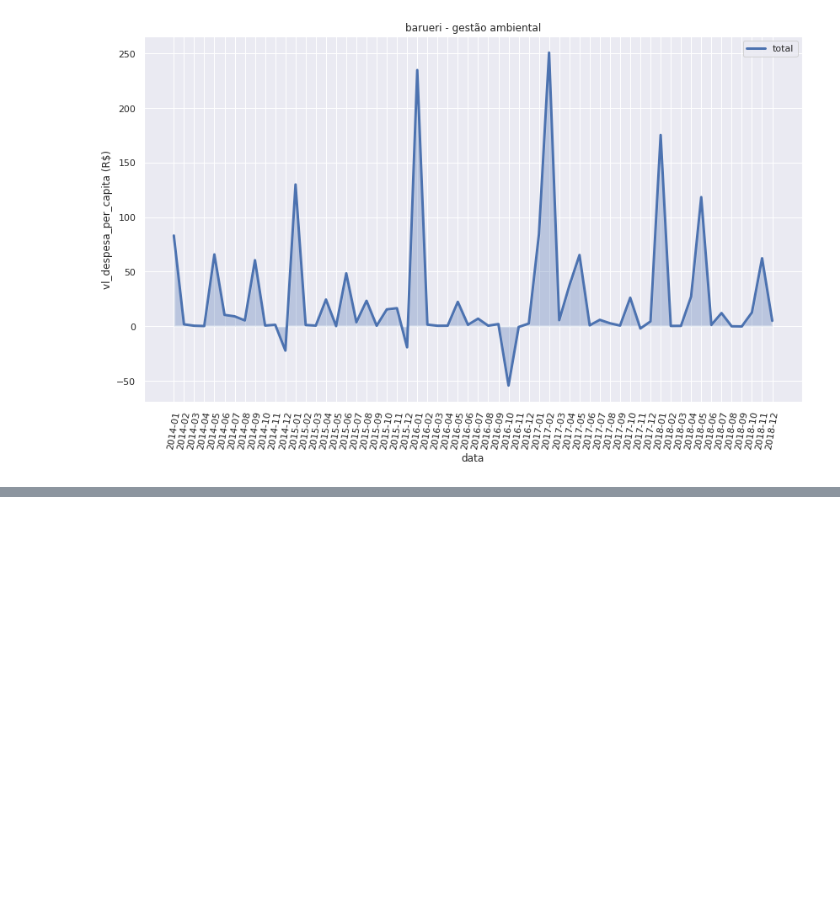
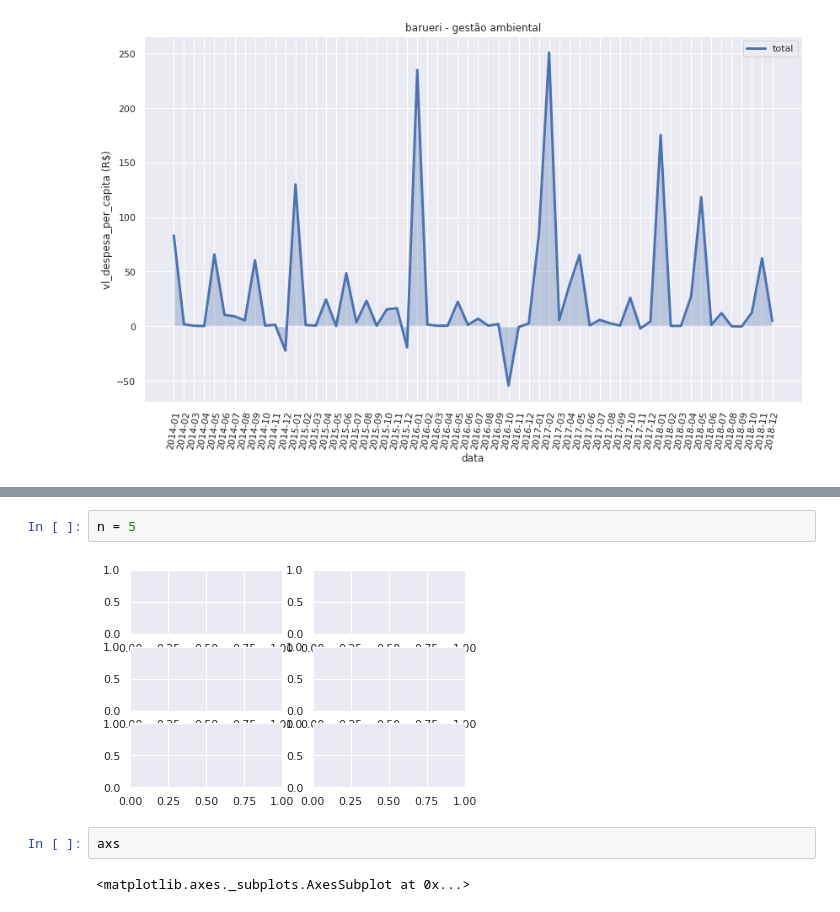
Before and after one commit to guilhermeduartte/Deephack, a Jupyter notebook: Automatizado.ipynb, the cells around one changed output, grey strips where cells are left out. Cells and saved outputs as stored; diff of their text form; blank space fills up the shorter version.

```diff
--- a/Automatizado.ipynb
+++ b/Automatizado.ipynb
@@ -381,3 +388,11 @@ exemplo.serie_.loc[yearToYearMonth(2014)]
 | 2014-10 | 3.667900 | 35.356526 | 0.404621 | 0.0 | ... |
 | 2014-11 | 3.804127 | 5.999483 | 7.765591 | 0.0 | ... |
 | 2014-12 | 11.416462 | 14.495995 | 11.306086 | 0.0 | ... |
+# %%
+n = 5
+# %% [output]
+[figure, added]
+# %%
+axs
+# %% [output]
+<matplotlib.axes._subplots.AxesSubplot at 0x...>
```
Also changed, not shown: parts of 8 cells of this notebook.
